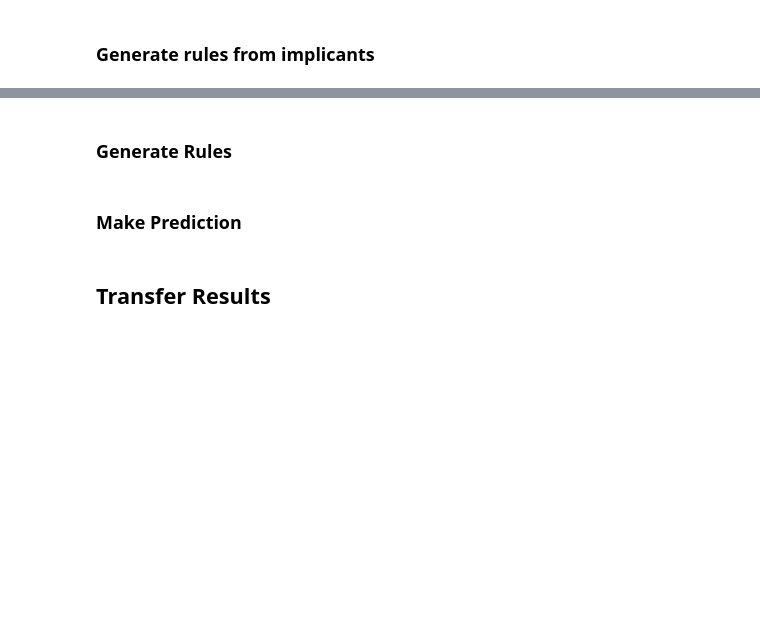
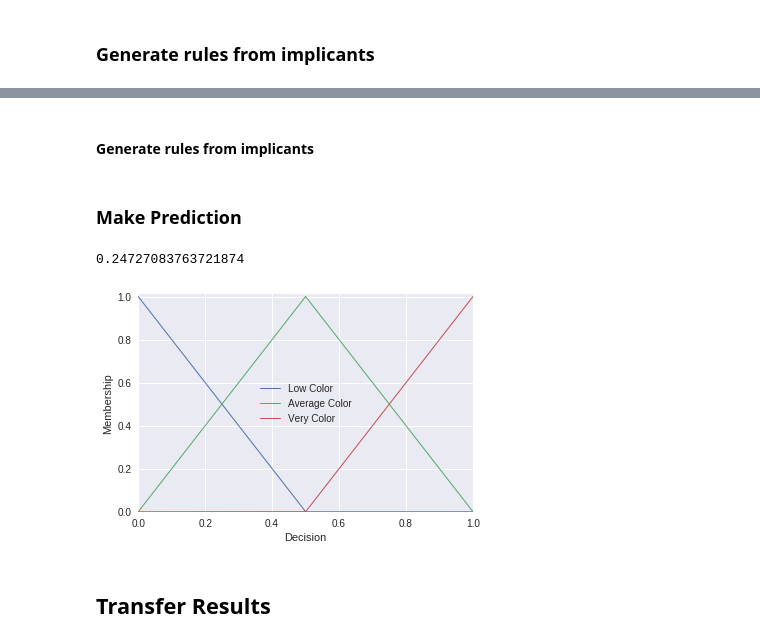
Before and after one commit to AdamDlubak/Ki67, a Jupyter notebook: Main_Notebook.ipynb, the cells around one changed output, grey strips where cells are left out. Saved outputs shown, nothing was run; the diff lists cells and outputs as text; code cells hidden in the pictures; blank space fills up the shorter version.

```diff
--- a/Main_Notebook.ipynb
+++ b/Main_Notebook.ipynb
@@ -779,2 +730,2 @@ new_implicants
 # %% [markdown]
-### Generate Rules
+#### Generate rules from implicants
@@ -790,4 +731,0 @@ for x in rules_table:
-# %%
-rule1 = ctrl.Rule(new_rules[0], Decision[d_low])
-rule2 = ctrl.Rule(new_rules[1], Decision[d_average])
-rule3 = ctrl.Rule(new_rules[2], Decision[d_very])
@@ -796,16 +743,19 @@ rule3 = ctrl.Rule(new_rules[2], Decision[d_very])
 # %%
 tipping_ctrl = ctrl.ControlSystem([rule1, rule2, rule3])
 tipping = ctrl.ControlSystemSimulation(tipping_ctrl)
 
-tipping.input['F5'] = 0.999489
+tipping.input['F5'] = 0.299489
 tipping.input['F3'] = 0.122455
 tipping.input['F2'] = 0.884941
 tipping.input['F4'] = 0.000000
 
 tipping.compute()
 
 print(tipping.output['Decision'])
 Decision.view(sim=tipping)
+# %% [output]
+0.24727083763721874
+[figure, added]
 # %% [markdown]
 ## Transfer Results
 # %% [markdown]
```
Also changed, not shown: parts of 80 cells of this notebook.
